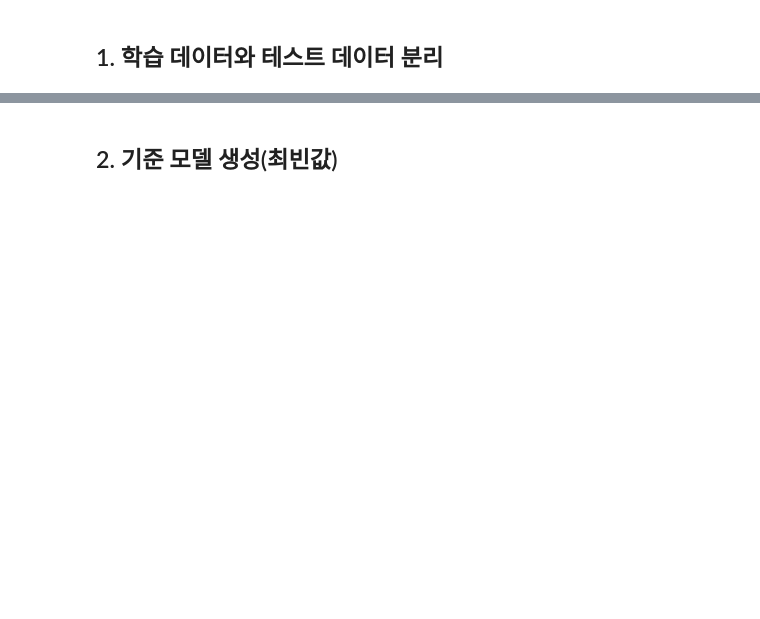
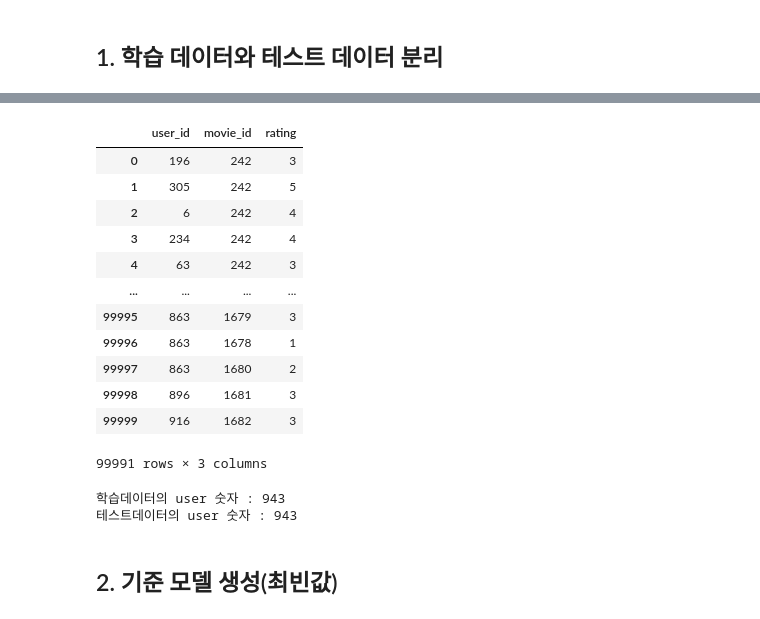
Before and after one commit to donghwi2022/ds-sa-cp02, a Jupyter notebook: ds_sa_cp2_신동휘.ipynb, the cells around one changed output, grey strips where cells are left out. Drawn from its saved outputs; the diff is of its cells as text; code cells hidden in the pictures; blank space fills up the shorter version.

```diff
--- a/ds_sa_cp2_신동휘.ipynb
+++ b/ds_sa_cp2_신동휘.ipynb
@@ -404,0 +375,18 @@ test_set.drop_duplicates(['movie_id'])
+# %%
+# 사용할 데이터셋 재생성
+mf_sgd_df = df.iloc[:, :3]
+mf_sgd_df
+# %% [output]
+|  | user_id | movie_id | rating |
+| 0 | 196 | 242 | 3 |
+| 1 | 305 | 242 | 5 |
+| 2 | 6 | 242 | 4 |
+| 3 | 234 | 242 | 4 |
+| 4 | 63 | 242 | 3 |
+| ... | ... | ... | ... |
+| 99995 | 863 | 1679 | 3 |
+| 99996 | 863 | 1678 | 1 |
+| 99997 | 863 | 1680 | 2 |
+| 99998 | 896 | 1681 | 3 |
+| 99999 | 916 | 1682 | 3 |
+99991 rows × 3 columns
@@ -405,3 +407,10 @@ test_set.drop_duplicates(['movie_id'])
+# %%
+# 양 데이터의 유저 숫자 확인
+print(f"학습데이터의 user 숫자 : {len(train_data['user_id'].unique())}")
+print(f"테스트데이터의 user 숫자 : {len(test_data['user_id'].unique())}")
+# %% [output]
+학습데이터의 user 숫자 : 943
+테스트데이터의 user 숫자 : 943
 # %% [markdown]
 ## 2. 기준 모델 생성(최빈값)
 # %%
```
Also changed, not shown: parts of 18 cells of this notebook.
